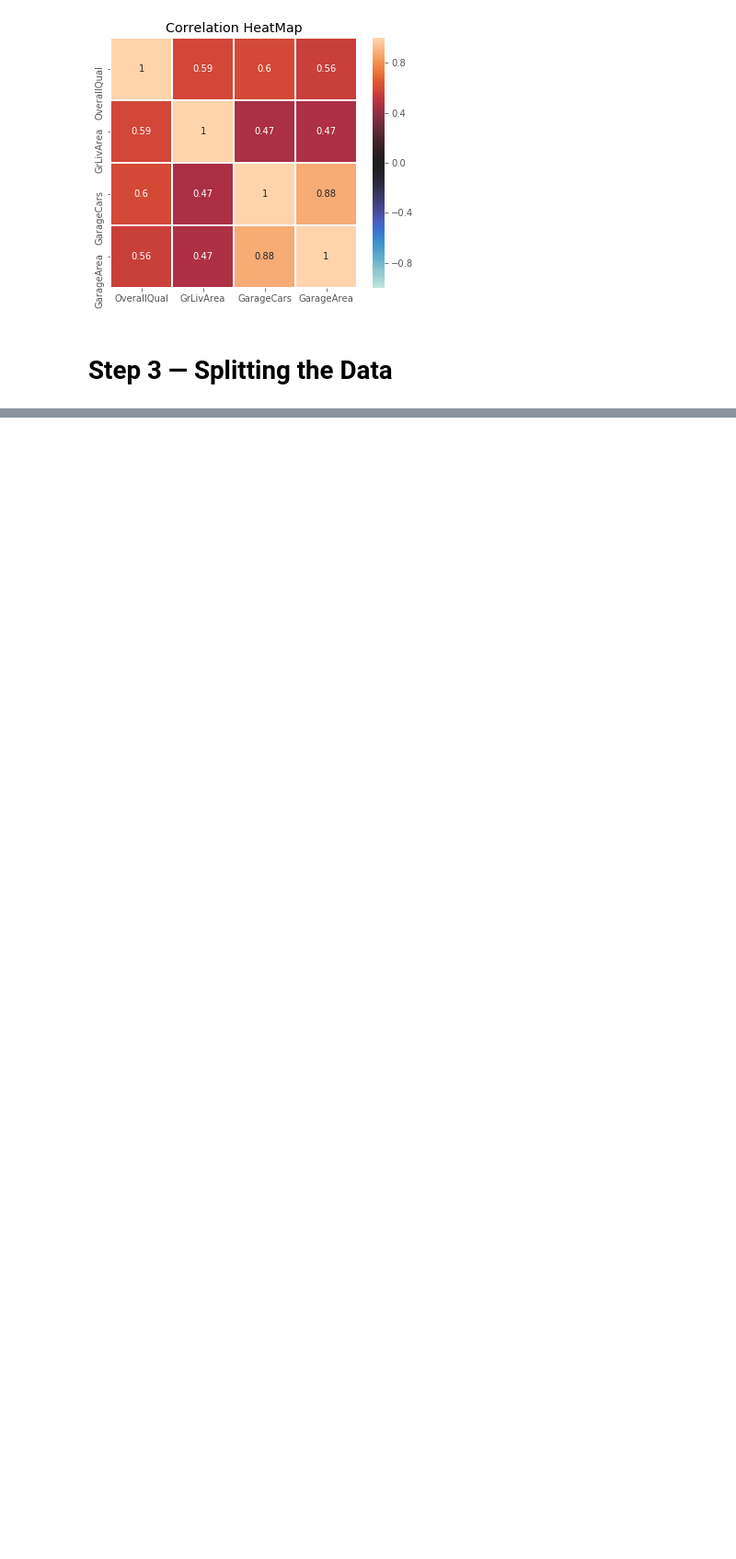
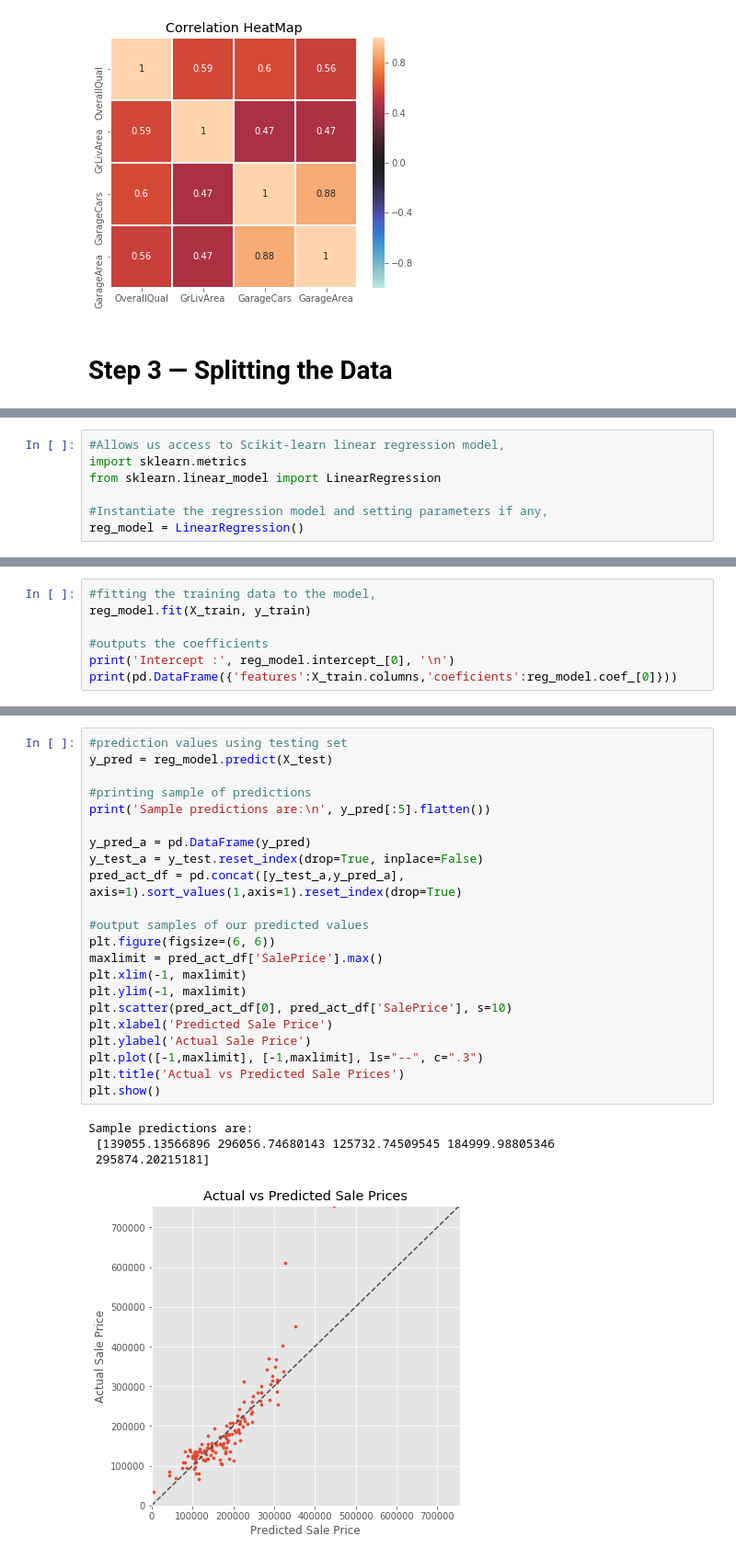
Before and after one commit to MohdShihab/Practices, a Jupyter notebook: Documents/4. Data Science/Home Prices Use Case/HomePricesPredictionUseCase.ipynb, the cells around one changed output, grey strips where cells are left out. Shown: that part at 92% size. Cells and saved outputs as stored; diff of their text form; blank space fills up the shorter version.

```diff
--- a/Documents/4. Data Science/Home Prices Use Case/HomePricesPredictionUseCase.ipynb
+++ b/Documents/4. Data Science/Home Prices Use Case/HomePricesPredictionUseCase.ipynb
@@ -161,0 +189,7 @@ plt.show()
+# %%
+#Allows us access to Scikit-learn linear regression model,
+import sklearn.metrics
+from sklearn.linear_model import LinearRegression
+
+#Instantiate the regression model and setting parameters if any,
+reg_model = LinearRegression()
@@ -161,0 +200,7 @@ plt.show()
+# %%
+#fitting the training data to the model,
+reg_model.fit(X_train, y_train)
+
+#outputs the coefficients
+print('Intercept :', reg_model.intercept_[0], '\n')
+print(pd.DataFrame({'features':X_train.columns,'coeficients':reg_model.coef_[0]}))
@@ -161,0 +253,27 @@ plt.show()
+# %%
+#prediction values using testing set
+y_pred = reg_model.predict(X_test)
+
+#printing sample of predictions
+print('Sample predictions are:\n', y_pred[:5].flatten())
+
+y_pred_a = pd.DataFrame(y_pred)
+y_test_a = y_test.reset_index(drop=True, inplace=False)
+pred_act_df = pd.concat([y_test_a,y_pred_a], axis=1).sort_values(1,axis=1).reset_index(drop=True)
+
+#output samples of our predicted values
+plt.figure(figsize=(6, 6))
+maxlimit = pred_act_df['SalePrice'].max()
+plt.xlim(-1, maxlimit)
+plt.ylim(-1, maxlimit)
+plt.scatter(pred_act_df[0], pred_act_df['SalePrice'], s=10)
+plt.xlabel('Predicted Sale Price')
+plt.ylabel('Actual Sale Price')
+plt.plot([-1,maxlimit], [-1,maxlimit], ls="--", c=".3")
+plt.title('Actual vs Predicted Sale Prices')
+plt.show()
+# %% [output]
+Sample predictions are:
+ [139055.13566896 296056.74680143 125732.74509545 184999.98805346
+ 295874.20215181]
+[figure, added]
```
Also changed, not shown: parts of 28 cells of this notebook.
